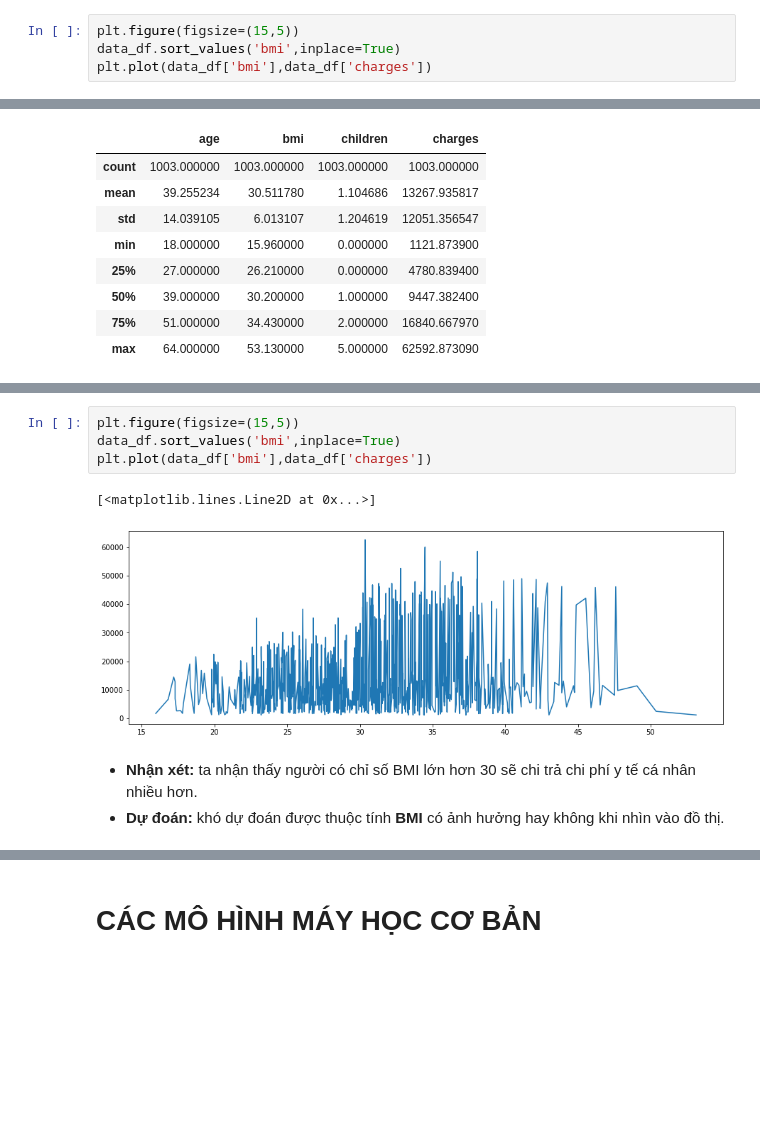
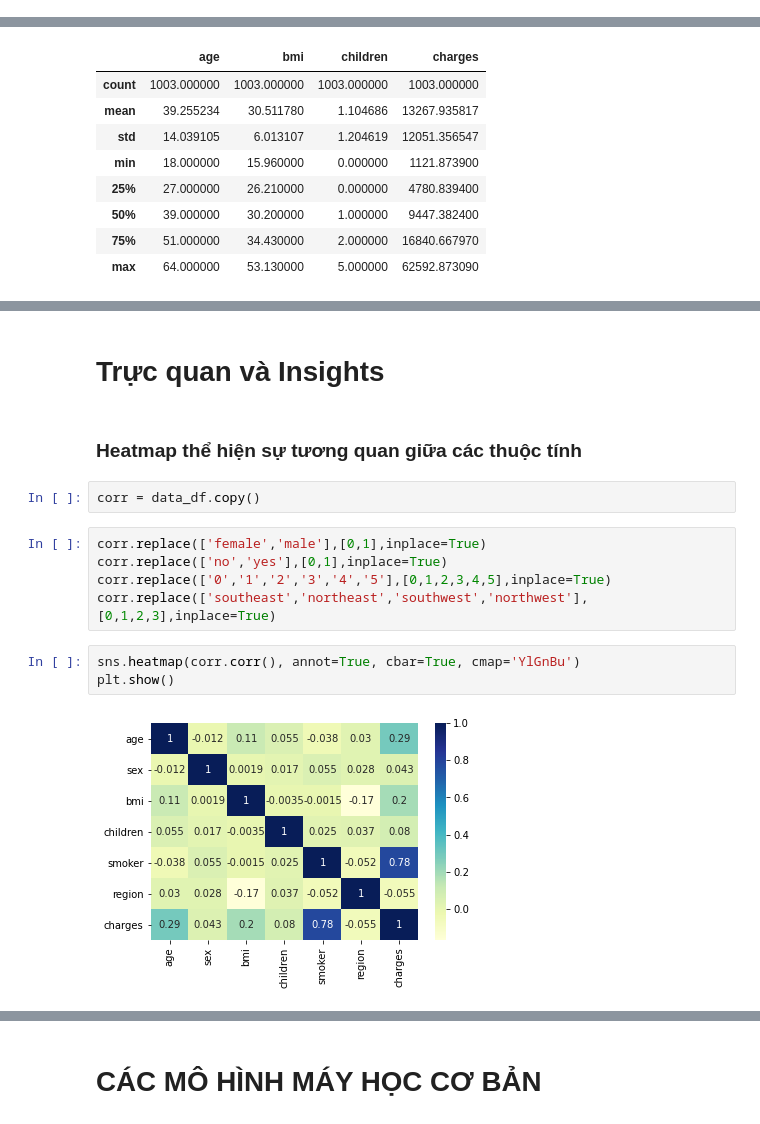
Before and after one commit to trucnguyen13/Medical_Charges, a Jupyter notebook: trucquan+linearmodel.ipynb, the cells around one changed output, grey strips where cells are left out. Cells and saved outputs as stored; diff of their text form; blank space fills up the shorter version.

Commit message:
Hoàn chỉnh phần trực quan - insight - máy học cơ bản - máy học nâng cao

```diff
--- a/trucquan+linearmodel.ipynb
+++ b/trucquan+linearmodel.ipynb
@@ -91,4 +85,0 @@ sns.histplot(data=data_df, x="region", binwidth=3,discrete = True)
-# %%
-plt.figure(figsize=(15,5))
-data_df.sort_values('bmi',inplace=True)
-plt.plot(data_df['bmi'],data_df['charges'])
@@ -239,10 +98,16 @@ data_df.groupby('children')['charges'].mean().plot.bar()
-# %%
-plt.figure(figsize=(15,5))
-data_df.sort_values('bmi',inplace=True)
-plt.plot(data_df['bmi'],data_df['charges'])
-# %% [output]
-[<matplotlib.lines.Line2D at 0x...>]
-[figure, removed]
-# %% [markdown]
-- **Nhận xét:** ta nhận thấy người có chỉ số BMI lớn hơn 30 sẽ chi trả chi phí y tế cá nhân nhiều hơn.
-- **Dự đoán:** khó dự đoán được thuộc tính **BMI** có ảnh hưởng hay không khi nhìn vào đồ thị.
+# %% [markdown]
+# Trực quan và Insights
+# %% [markdown]
+### Heatmap thể hiện sự tương quan giữa các thuộc tính
+# %%
+corr = data_df.copy()
+# %%
+corr.replace(['female','male'],[0,1],inplace=True)
+corr.replace(['no','yes'],[0,1],inplace=True)
+corr.replace(['0','1','2','3','4','5'],[0,1,2,3,4,5],inplace=True)
+corr.replace(['southeast','northeast','southwest','northwest'],[0,1,2,3],inplace=True)
+# %%
+sns.heatmap(corr.corr(), annot=True, cbar=True, cmap='YlGnBu')
+plt.show()
+# %% [output]
+[figure, added]
```
Also changed, not shown: parts of 100 cells of this notebook.
